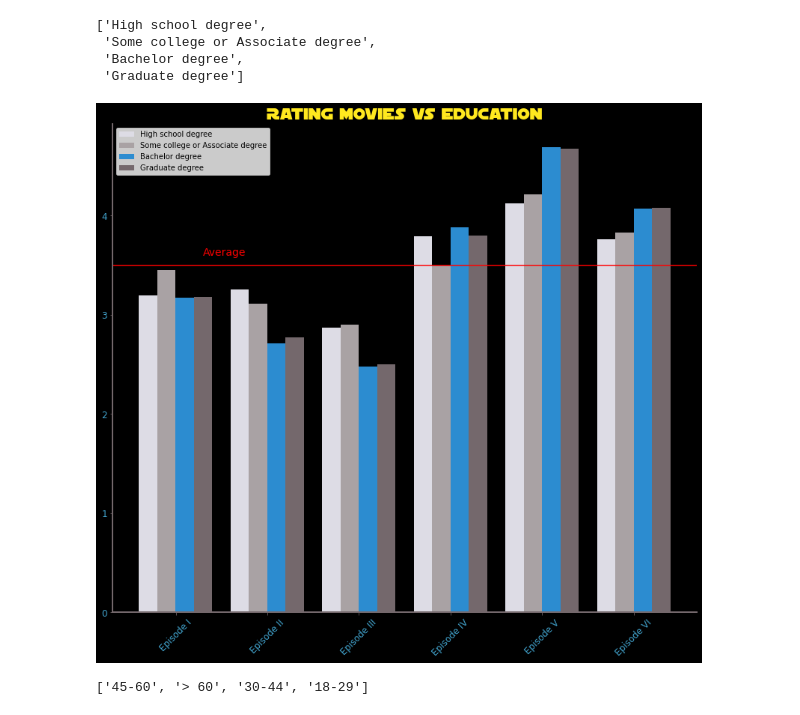
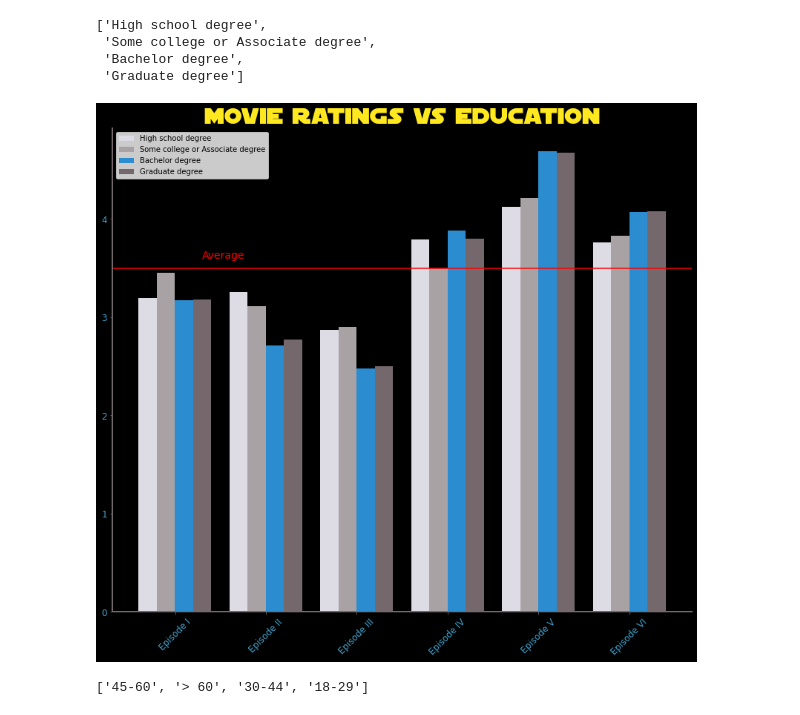
Before and after one commit to grumpyclimber/portfolio, a Jupyter notebook: star_wars/yoda.ipynb, the cells around one changed output. Drawn from its saved outputs; the diff is of its cells as text; code cells hidden in the pictures.

```diff
--- a/star_wars/yoda.ipynb
+++ b/star_wars/yoda.ipynb
@@ -498,35 +498,35 @@ edu_list
 edu_list = star_wars['Education'].value_counts().index[:4].to_list()
 edu_list.insert(0, edu_list.pop())
 n=-1
 x = np.arange(6)
 width = 0.20
 fig, ax = plt.subplots(figsize=(14, 12))
 fig.patch.set_facecolor('black')
 # plot a bar for every educational group:
 for els in edu_list:
     n+=1
     width += 0.20
     plt.bar(x + width,
             star_wars[star_wars['Education']==els][star_wars[star_wars['Education']==els].columns[9:15]].mean(),
           width = 0.2, label=els, color=colors[n])
 plt.axhline(3.5, color='r')
 plt.text(x = 1, y = 3.6, s = 'Average', color ='r', rotation = 0, fontsize=14)
 plt.legend()
 # Style:
-plt.title('Rating movies vs education', family='SF Distant Galaxy', fontsize=22, color="#FFE81F")
+plt.title('Movie ratings vs education', family='SF Distant Galaxy', fontsize=32, color="#FFE81F")
 for location in [ 'right', 'top']:
             ax.spines[location].set_visible(False)
 for location in [ 'left', 'bottom']:
         ax.spines[location].set_linewidth(2)
         ax.spines[location].set_color('#74686c')
 ax.set_xticks(x + width/1.425)
 ax.set_xticklabels(ticks, rotation=45, color='#43a5cf')
 ax.tick_params(labelsize=12, color='#74686c')
 plt.setp(ax.get_yticklabels(), color='#43a5cf')
 ax.set_facecolor('black')
 plt.show()
 # %% [output]
-[figure, old version]
+[figure, new version]
 # %%
 star_wars['Age'].value_counts().index.tolist()
 # %% [output]
```
Also changed, not shown: parts of 10 cells of this notebook.
